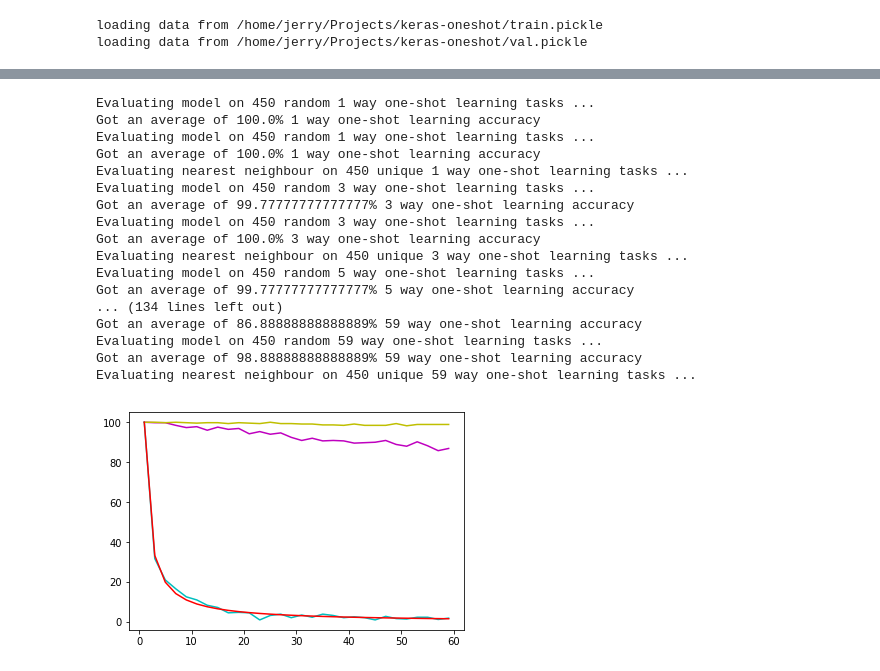
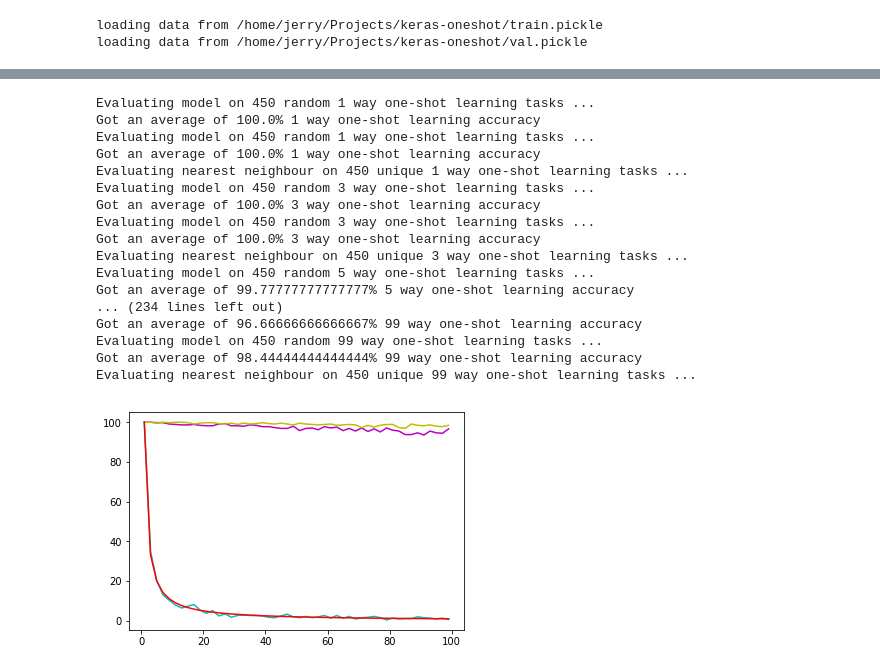
Before and after one commit to WangJerry95/keras-oneshot, a Jupyter notebook: SiameseNet.ipynb, the cells around one changed output, grey strips where cells are left out. Cells and saved outputs as stored; diff of their text form; code cells hidden in the pictures.

```diff
--- a/SiameseNet.ipynb
+++ b/SiameseNet.ipynb
@@ -1,6 +1,8 @@
 # %%
 from keras.layers import Input, Conv2D, Lambda, merge, Dense, Flatten,MaxPooling2D
 from keras.models import Model, Sequential
+from keras.callbacks import Callback, ModelCheckpoint, LearningRateScheduler, TerminateOnNaN
+from util import EvaluateAccuracy
 from keras.regularizers import l2
 from keras import backend as K
 from keras.optimizers import SGD,Adam
@@ -38,7 +40,7 @@ convnet.add(Conv2D(128,(4,4),activation='relu',kernel_initializer=W_init,kernel_
 convnet.add(MaxPooling2D())
 convnet.add(Conv2D(256,(4,4),activation='relu',kernel_initializer=W_init,kernel_regularizer=l2(2e-4),bias_initializer=b_init))
 convnet.add(Flatten())
-convnet.add(Dense(4096,activation="sigmoid",kernel_regularizer=l2(1e-3),kernel_initializer=W_init,bias_initializer=b_init))
+convnet.add(Dense(2048,activation="sigmoid",kernel_regularizer=l2(1e-3),kernel_initializer=W_init,bias_initializer=b_init))
 
 #call the convnet Sequential model on each of the input tensors so params will be shared
 encoded_l = convnet(left_input)
@@ -51,6 +53,10 @@ prediction = Dense(1,activation='sigmoid',bias_initializer=b_init)(L1_distance)
 siamese_net = Model(inputs=[left_input,right_input],outputs=prediction)
 
 optimizer = Adam(0.00006)
+
+# Load some weights into the model.
+weights_path = 'weights/siamese_net_epoch-136_loss-0.0125_val_loss-0.0918.h5'
+siamese_net.load_weights(weights_path, by_name=True)
 #//TODO: get layerwise learning rates and momentum annealing scheme described in paperworking
 siamese_net.compile(loss="binary_crossentropy",optimizer=optimizer)
 
@@ -218,2 +238,37 @@ plot_oneshot_task(pairs)
+# %%
+#learning rate schedule
+def lr_schedule(epoch):
+    if epoch < 30:
+        return 0.0001
+    elif epoch < 100:
+        return 0.00005
+    else:
+        return 0.00001
+
+#define model callbacks
+learning_rate_scheduler = LearningRateScheduler(schedule=lr_schedule,
+                                                verbose=1)
+
+N_way = 50 # how many classes for testing one-shot tasks>
+n_val = 500 #how mahy one-shot tasks to validate on?
+
+evaluate_accuracy = EvaluateAccuracy(loader, N_way, n_val)
+
+model_checkpoint = ModelCheckpoint(filepath='siamese_net_epoch-{epoch:02d}_loss-{loss:.4f}_val_loss-{val_loss:.4f}.h5',
+                                   monitor='val_loss',
+                                   verbose=1,
+                                   save_best_only=True,
+                                   save_weights_only=False,
+                                   mode='auto',
+                                   period=1)
+
+terminate_on_nan = TerminateOnNaN()
+
+
+
+callbacks = [model_checkpoint,
+             evaluate_accuracy,
+             terminate_on_nan,
+             learning_rate_scheduler]
 # %%
 
@@ -285,41 +360,41 @@ def test_nn_accuracy(N_ways,n_trials,loader):
     return 100.0 * n_right / n_trials
 
 
-ways = np.arange(1, 60, 2)
+ways = np.arange(1, 100, 2)
 resume =  False
 val_accs, train_accs,nn_accs = [], [], []
 trials = 450
 for N in ways:
     val_accs.append(loader.test_oneshot(siamese_net, N,trials, "val", verbose=True))
     train_accs.append(loader.test_oneshot(siamese_net, N,trials, "train", verbose=True))
     nn_accs.append(test_nn_accuracy(N,trials, loader))
 
 #plot the accuracy vs num categories for each
 plt.plot(ways, val_accs, "m")
 plt.plot(ways, train_accs, "y")
 plt.plot(ways, nn_accs, "c")
 
 plt.plot(ways,100.0/ways,"r")
 plt.show()
 # %% [output]
 Evaluating model on 450 random 1 way one-shot learning tasks ...
 Got an average of 100.0% 1 way one-shot learning accuracy
 Evaluating model on 450 random 1 way one-shot learning tasks ...
 Got an average of 100.0% 1 way one-shot learning accuracy
 Evaluating nearest neighbour on 450 unique 1 way one-shot learning tasks ...
 Evaluating model on 450 random 3 way one-shot learning tasks ...
-Got an average of 99.77777777777777% 3 way one-shot learning accuracy
+Got an average of 100.0% 3 way one-shot learning accuracy
 Evaluating model on 450 random 3 way one-shot learning tasks ...
 Got an average of 100.0% 3 way one-shot learning accuracy
 Evaluating nearest neighbour on 450 unique 3 way one-shot learning tasks ...
 Evaluating model on 450 random 5 way one-shot learning tasks ...
 Got an average of 99.77777777777777% 5 way one-shot learning accuracy
-... (134 lines left out)
-Got an average of 86.88888888888889% 59 way one-shot learning accuracy
-Evaluating model on 450 random 59 way one-shot learning tasks ...
-Got an average of 98.88888888888889% 59 way one-shot learning accuracy
-Evaluating nearest neighbour on 450 unique 59 way one-shot learning tasks ...
+... (234 lines left out)
+Got an average of 96.66666666666667% 99 way one-shot learning accuracy
+Evaluating model on 450 random 99 way one-shot learning tasks ...
+Got an average of 98.44444444444444% 99 way one-shot learning accuracy
+Evaluating nearest neighbour on 450 unique 99 way one-shot learning tasks ...
-[figure, old version]
+[figure, new version]
 # %%
 fig,ax = plt.subplots(1)
 ax.plot(ways,val_accs,"m",label="Siamese(val set)")
```
Also changed, not shown: parts of 8 cells of this notebook, 2 other files.
